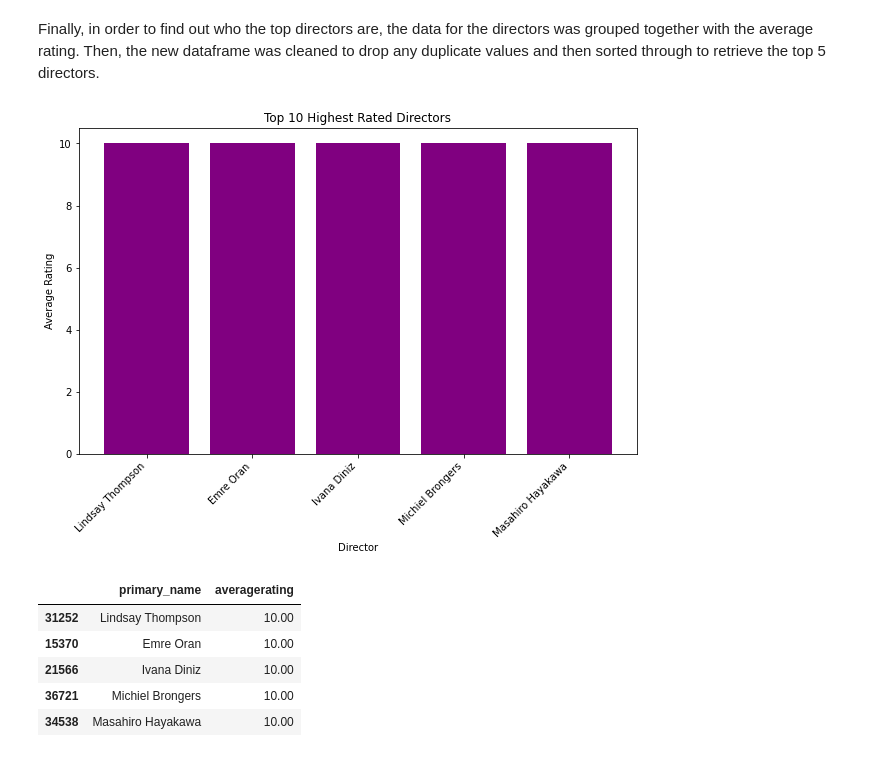
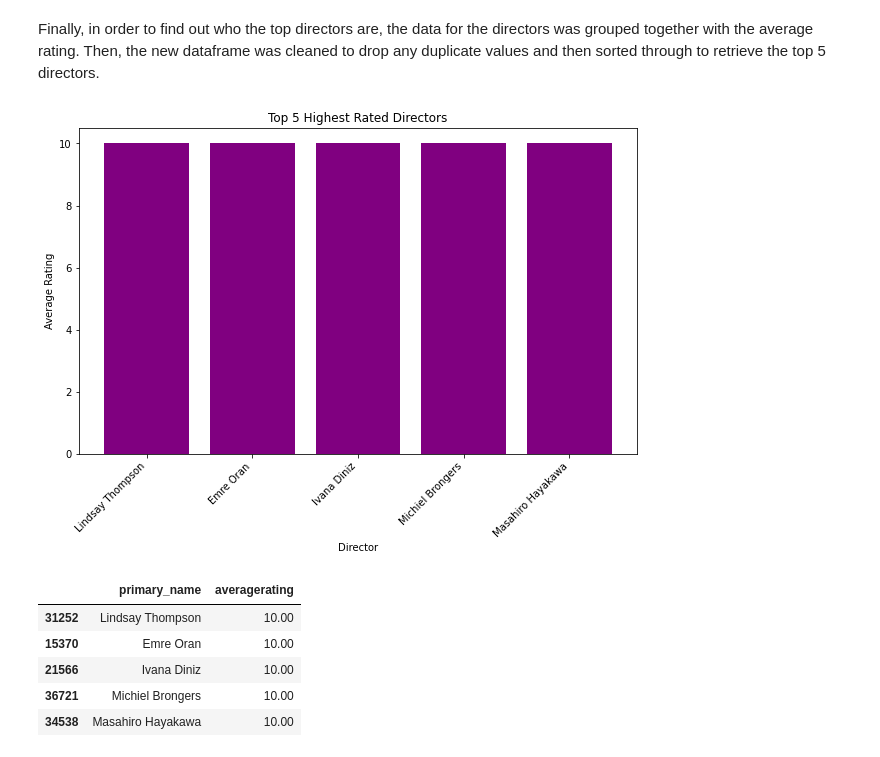
Before and after one commit to stellacherotich/MS-Project, a Jupyter notebook: MS-Studio-p1.ipynb, the cells around one changed output. Drawn from its saved outputs; the diff is of its cells as text; code cells hidden in the pictures.

```diff
--- a/MS-Studio-p1.ipynb
+++ b/MS-Studio-p1.ipynb
@@ -777,29 +772,29 @@ Then, the new dataframe was cleaned to drop any duplicate values and then sorted
 # %%
 # calculate average rating by director
 director_ratings = imdb.groupby('primary_name')['averagerating'].mean().reset_index()
 
 # drop duplicates
 director_ratings.drop_duplicates(subset='primary_name', keep='first', inplace=True)
 
 # sort by rating in descending order and extract the top 10 highest rated directors
 top_directors = director_ratings.sort_values('averagerating', ascending=False).head(5)
 
 # create bar plot
 fig, ax = plt.subplots(figsize=(10, 6))
 ax.bar(top_directors['primary_name'], top_directors['averagerating'], color='purple')
 
 # set x and y axis labels and title
 ax.set_xlabel('Director')
 ax.set_ylabel('Average Rating')
-ax.set_title('Top 10 Highest Rated Directors')
+ax.set_title('Top 5 Highest Rated Directors')
 
 # rotate x-axis labels to avoid overlapping
 plt.xticks(rotation=45, ha='right')
 
 # show plot
 plt.show()
 # %% [output]
-[figure, old version]
+[figure, new version]
 # %%
 top_directors
 # %% [output]
```
Also changed, not shown: parts of 6 cells of this notebook.
